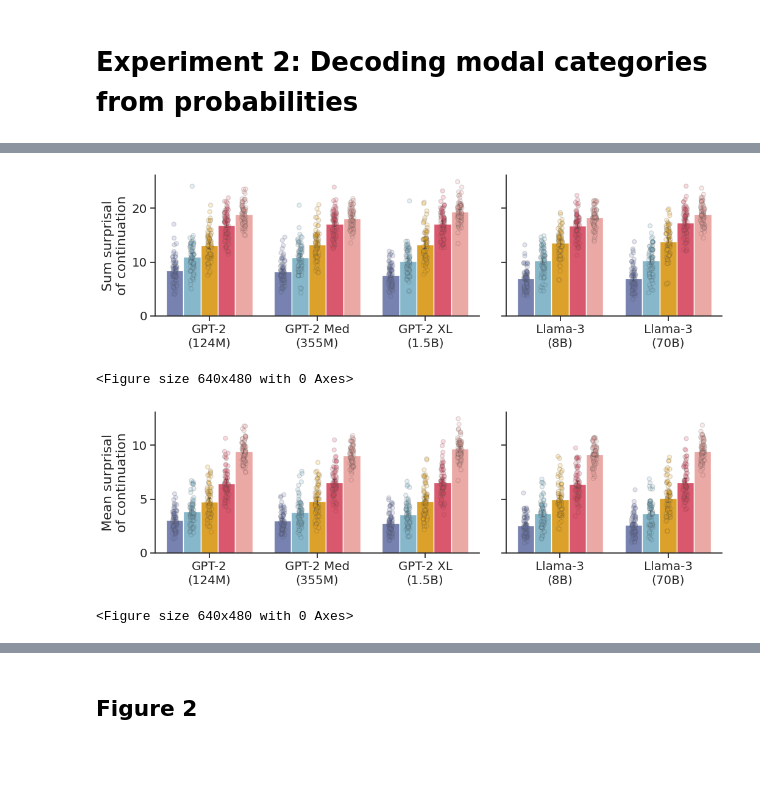
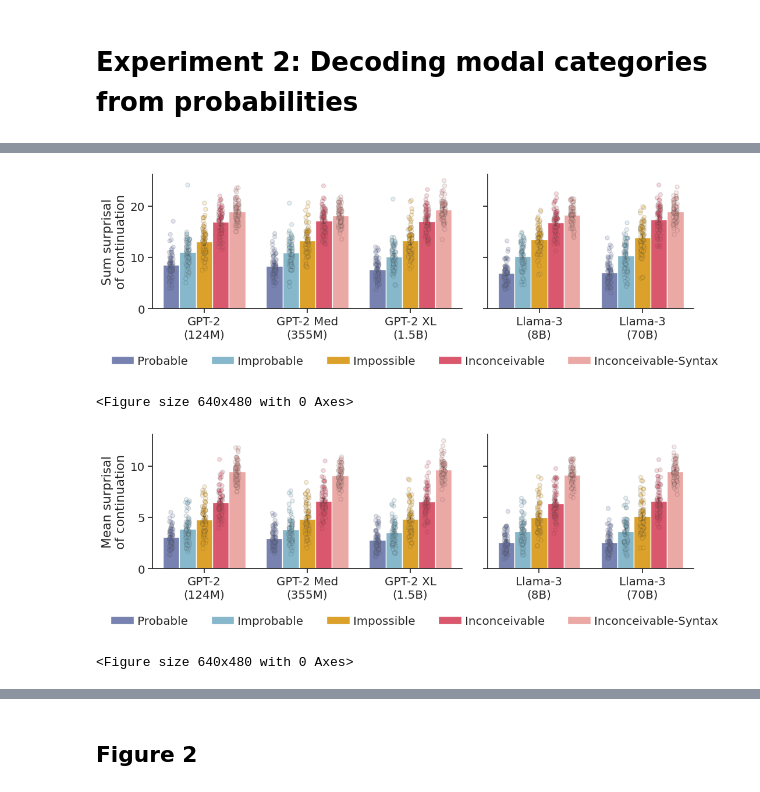
Before and after one commit to jennhu/shades-of-zero, a Jupyter notebook: analysis/figures.ipynb, the cells around one changed output, grey strips where cells are left out. Cells and saved outputs as stored; diff of their text form; code cells hidden in the pictures; blank space fills up the shorter version.

```diff
--- a/analysis/figures.ipynb
+++ b/analysis/figures.ipynb
@@ -168,7 +176,7 @@ render("fig1b_exp1_confusion_matrix.pdf")
 # Experiment 2: Decoding modal categories from probabilities
 # %%
 model_df = pd.concat([
-    pd.read_csv(f"../data/exp2_model_surprisal/surprisals/summary_{model.split('/')[-1].lower()}.csv")
+    pd.read_csv(f"{SURPRISAL_DIR}/summary_{model.split('/')[-1].lower()}.csv")
     for model in MODELS
 ])
 model_df["model"] = model_df["model"].apply(lambda m: m.lower())
@@ -209,36 +217,41 @@ def plot_model_scores(df, metric="sum"):
             data=data,
             x="model",
             y=f"continuation_{metric}_surprisal",
             order=models_to_plot,
             hue="condition",
             hue_order=CONDS,
             palette=COND_PAL,
             ax=ax
         )
         ax = sns.barplot(**surp_kws, **bar_kws)
         ax = sns.stripplot(**surp_kws, **strip_kws)
         ax.set_ylabel(f"{metric.capitalize()} surprisal\nof continuation")
         ax.set_xlabel("")
         ax.set_xticks(
             models_to_plot,
             [
                 " ".join(m.split(" ")[:-1]) + "\n" + m.split(" ")[-1] for m in pretty_models_to_plot
             ]
         )
         ax.get_legend().remove()
 
+    handles, _ = axes[0].get_legend_handles_labels()
+    plt.figlegend(
+        handles=handles[:len(CONDS)],
+        labels=[PRETTY_COND_MAP[c] for c in CONDS],
+        loc="upper center", bbox_to_anchor=(0.5, -0.1), ncols=len(CONDS), frameon=False,
+        handletextpad=0.3
+    )
     plt.subplots_adjust(wspace=0.1)
     sns.despine()
 
 for metric in ["sum", "mean"]:
     plot_model_scores(model_df, metric=metric)
     plt.show()
     plt.clf()
-
-
 # render("fig2_exp2_surprisals_ngrams.pdf")
 # %% [output]
-[figure, old version]
+[figure, new version]
 <Figure size 640x480 with 0 Axes>
-[figure, old version]
+[figure, new version]
 <Figure size 640x480 with 0 Axes>
```
Also changed, not shown: parts of 5 cells of this notebook, 24 other files.
